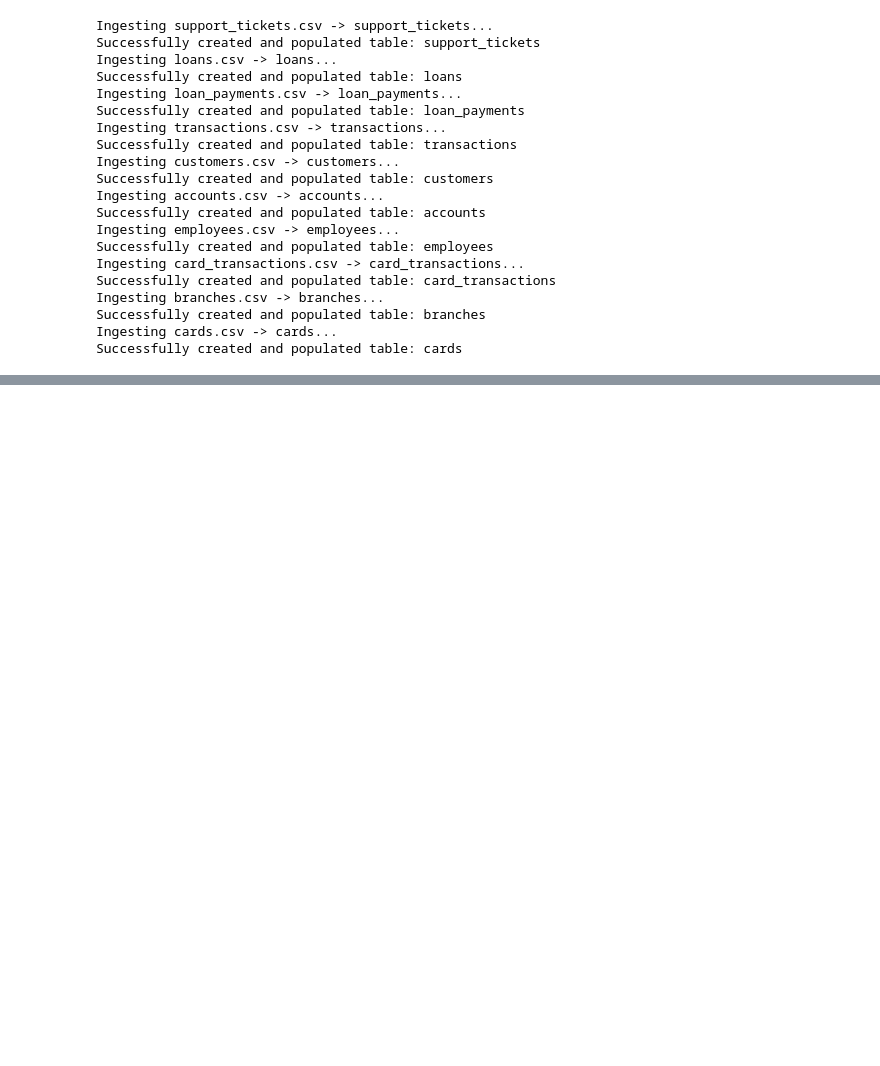
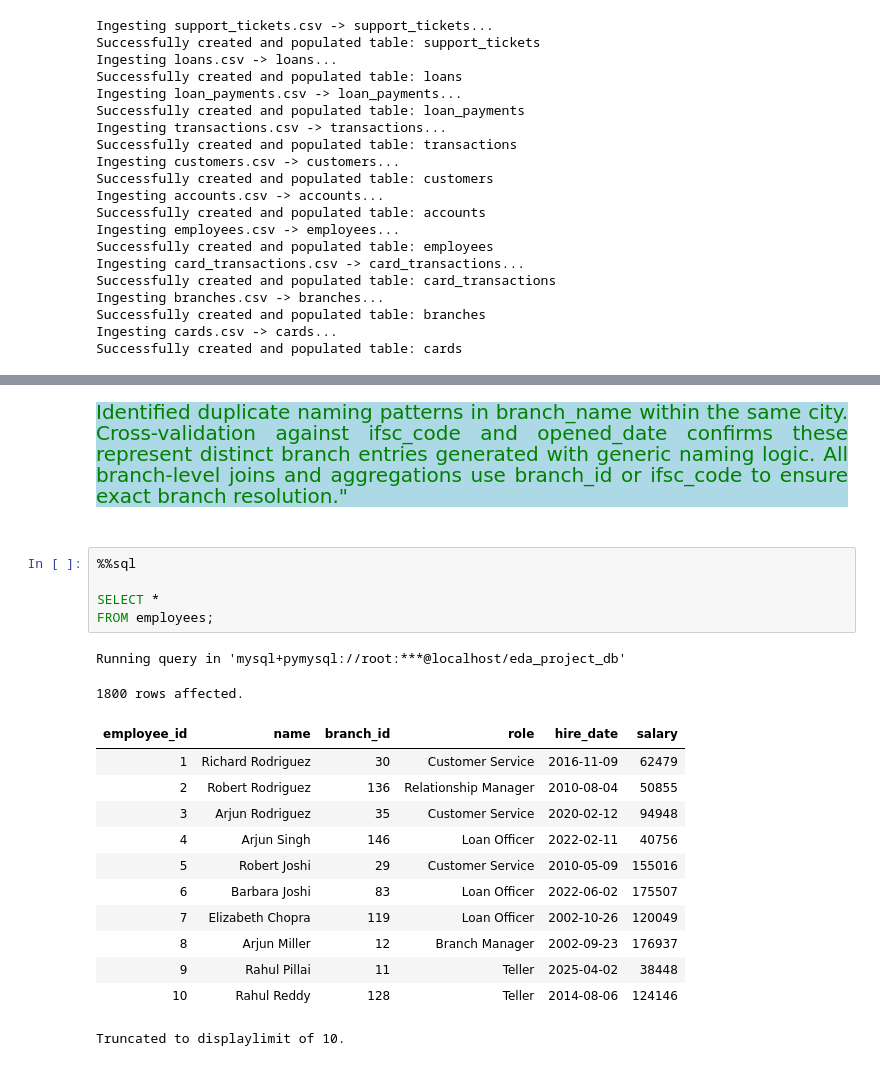
Before and after one commit to Kartika-Nidhi/Banking_Transaction_Analysis_SQL, a Jupyter notebook: BankingTransactions.ipynb, the cells around one changed output, grey strips where cells are left out. Saved outputs shown, nothing was run; the diff lists cells and outputs as text; blank space fills up the shorter version.

```diff
--- a/BankingTransactions.ipynb
+++ b/BankingTransactions.ipynb
@@ -130,0 +222,24 @@ Schema generated and saved to 'schema_dbml.txt'!
+# %% [markdown]
+<div style = "background-color:lightblue; color:green; font-size:20px; text-align:justify">Identified duplicate naming patterns in branch_name within the same city. Cross-validation against ifsc_code and opened_date confirms these represent distinct branch entries generated with generic naming logic. All branch-level joins and aggregations use branch_id or ifsc_code to ensure exact branch resolution."
+# %% [markdown]
+<div>
+# %%
+%%sql
+
+SELECT *
+FROM employees;
+# %% [output]
+Running query in 'mysql+pymysql://root:***@localhost/eda_project_db'
+1800 rows affected.
+| employee_id | name | branch_id | role | hire_date | salary |
+| 1 | Richard Rodriguez | 30 | Customer Service | 2016-11-09 | 62479 |
+| 2 | Robert Rodriguez | 136 | Relationship Manager | 2010-08-04 | 50855 |
+| 3 | Arjun Rodriguez | 35 | Customer Service | 2020-02-12 | 94948 |
+| 4 | Arjun Singh | 146 | Loan Officer | 2022-02-11 | 40756 |
+| 5 | Robert Joshi | 29 | Customer Service | 2010-05-09 | 155016 |
+| 6 | Barbara Joshi | 83 | Loan Officer | 2022-06-02 | 175507 |
+| 7 | Elizabeth Chopra | 119 | Loan Officer | 2002-10-26 | 120049 |
+| 8 | Arjun Miller | 12 | Branch Manager | 2002-09-23 | 176937 |
+| 9 | Rahul Pillai | 11 | Teller | 2025-04-02 | 38448 |
+| 10 | Rahul Reddy | 128 | Teller | 2014-08-06 | 124146 |
+Truncated to displaylimit of 10.
```
Also changed, not shown: parts of 14 cells of this notebook.
